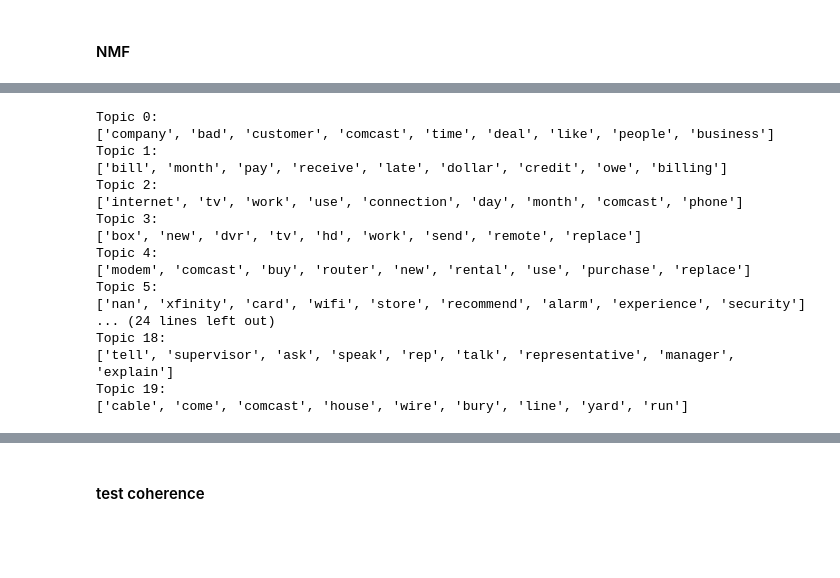
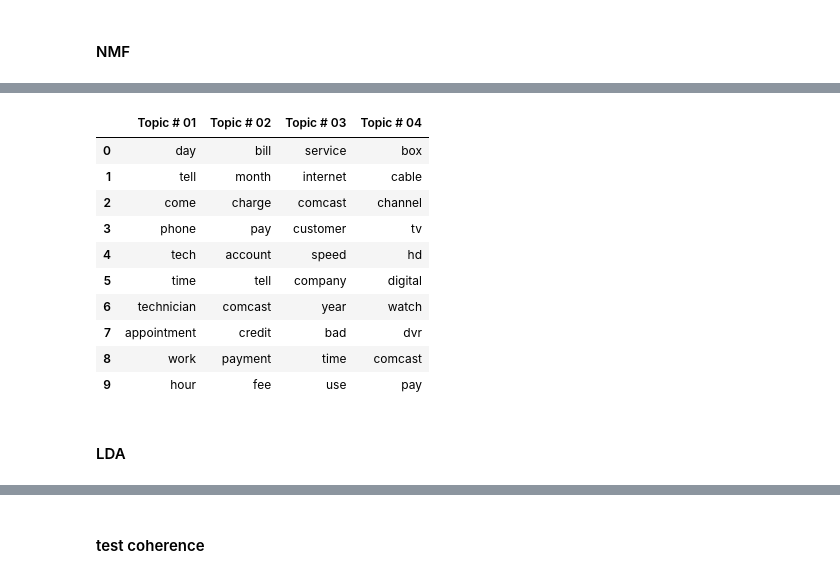
Before and after one commit to howewenann/nlp, a Jupyter notebook: notebooks/Topic_modeling.ipynb, the cells around one changed output, grey strips where cells are left out. Drawn from its saved outputs; the diff is of its cells as text; code cells hidden in the pictures; blank space fills up the shorter version.

```diff
--- a/notebooks/Topic_modeling.ipynb
+++ b/notebooks/Topic_modeling.ipynb
@@ -175,26 +236,2 @@ nmf.components_.shape
-# %%
-terms = tfidf_vector.get_feature_names()
-
-for i, comp in enumerate(nmf.components_):
-    terms_comp = zip(terms, comp)
-    sorted_terms = sorted(terms_comp, key= lambda x:x[1], reverse=True)[:9]
-    print("Topic "+str(i)+": ")
-    print([x[0] for x in sorted_terms])
-# %% [output]
-Topic 0:
-['company', 'bad', 'customer', 'comcast', 'time', 'deal', 'like', 'people', 'business']
-Topic 1:
-['bill', 'month', 'pay', 'receive', 'late', 'dollar', 'credit', 'owe', 'billing']
-Topic 2:
-['internet', 'tv', 'work', 'use', 'connection', 'day', 'month', 'comcast', 'phone']
-Topic 3:
-['box', 'new', 'dvr', 'tv', 'hd', 'work', 'send', 'remote', 'replace']
-Topic 4:
-['modem', 'comcast', 'buy', 'router', 'new', 'rental', 'use', 'purchase', 'replace']
-Topic 5:
-['nan', 'xfinity', 'card', 'wifi', 'store', 'recommend', 'alarm', 'experience', 'security']
-... (24 lines left out)
-Topic 18:
-['tell', 'supervisor', 'ask', 'speak', 'rep', 'talk', 'representative', 'manager', 'explain']
-Topic 19:
-['cable', 'come', 'comcast', 'house', 'wire', 'bury', 'line', 'yard', 'run']
+# %%
+nmf_topics = build_topic_object(nmf.components_, tfidf.get_feature_names())
@@ -200,0 +244,16 @@ Topic 19:
+# %%
+get_topic_words_df(nmf_topics).head(10)
+# %% [output]
+|  | Topic # 01 | Topic # 02 | Topic # 03 | Topic # 04 |
+| 0 | day | bill | service | box |
+| 1 | tell | month | internet | cable |
+| 2 | come | charge | comcast | channel |
+| 3 | phone | pay | customer | tv |
+| 4 | tech | account | speed | hd |
+| 5 | time | tell | company | digital |
+| 6 | technician | comcast | year | watch |
+| 7 | appointment | credit | bad | dvr |
+| 8 | work | payment | time | comcast |
+| 9 | hour | fee | use | pay |
+# %% [markdown]
+#### LDA
```
Also changed, not shown: parts of 79 cells of this notebook, 1 other file.
